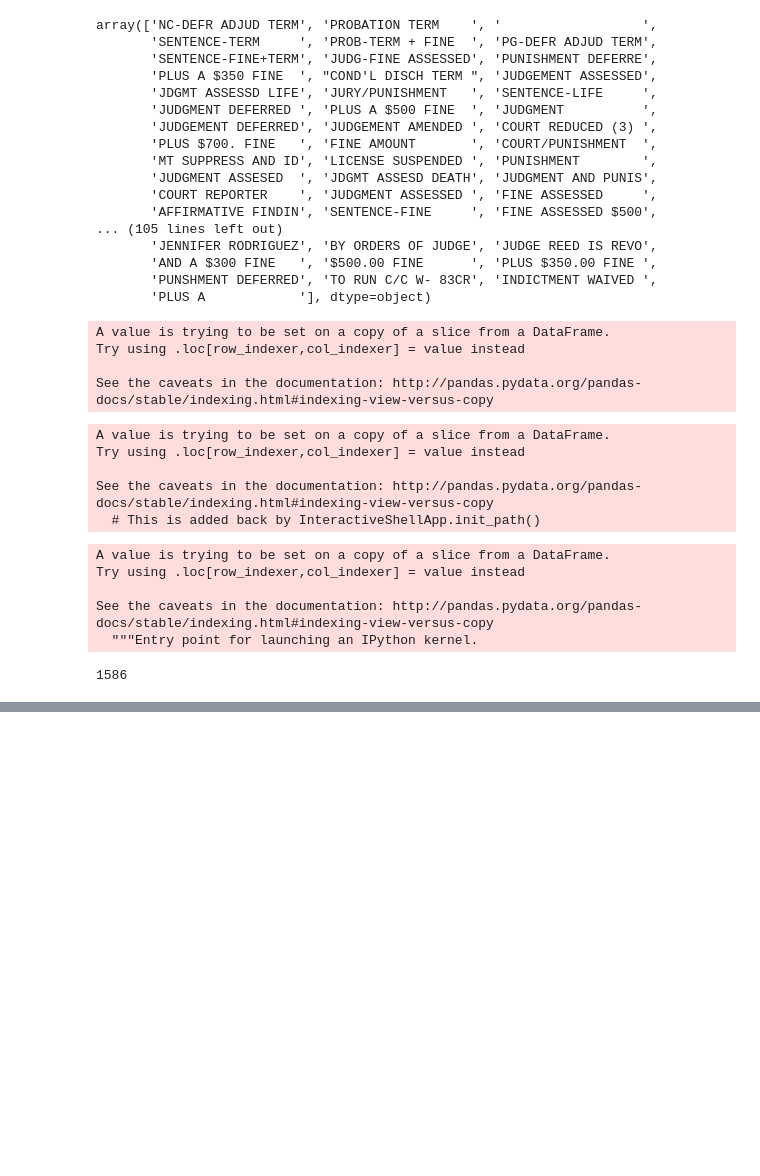
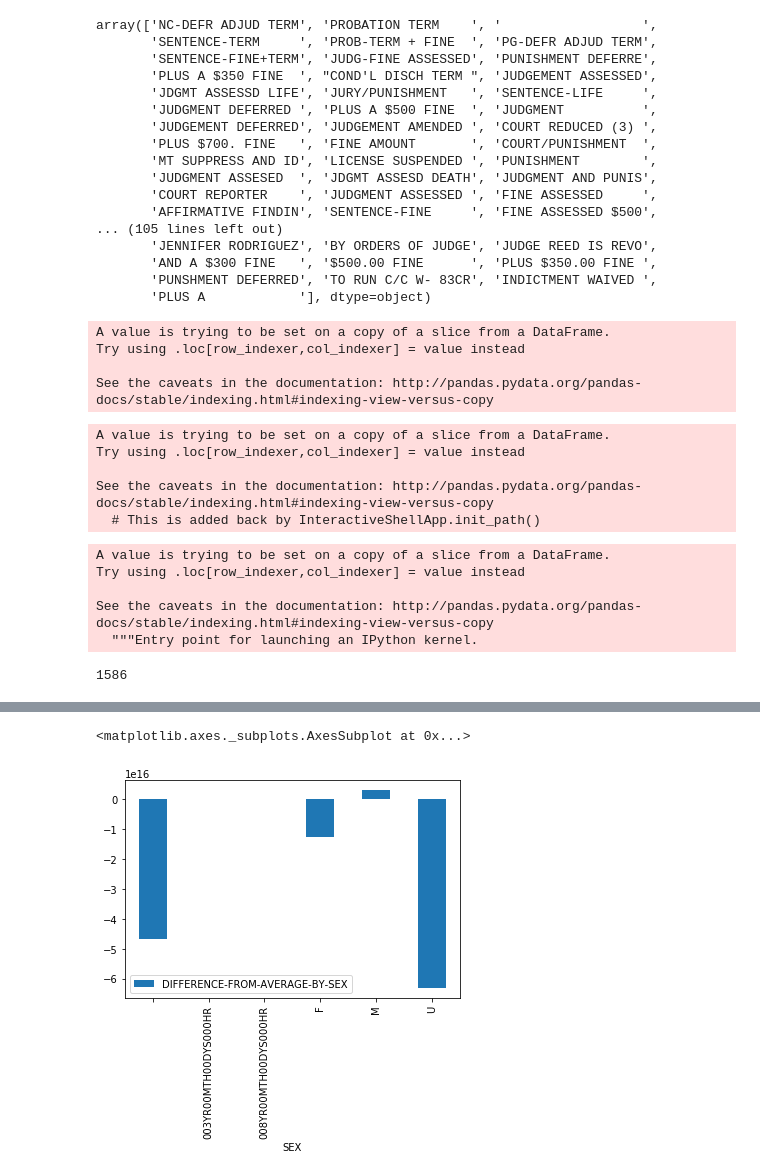
Before and after one commit to open-austin/complaint-map, a Jupyter notebook: notebooks/Bexar_sentences.ipynb, the cells around one changed output, grey strips where cells are left out. Drawn from its saved outputs; the diff is of its cells as text; code cells hidden in the pictures; blank space fills up the shorter version.

```diff
--- a/notebooks/Bexar_sentences.ipynb
+++ b/notebooks/Bexar_sentences.ipynb
@@ -160,0 +167,2 @@ average_sentences = sentences[["OFFENSE-CODE","OFFENSE-DESC","ORIGINAL-SENTENCE"
+# %%
+sentences_with_average = pd.merge(sentences, means, how='left', on="OFFENSE-CODE")
@@ -160,0 +173,10 @@ average_sentences = sentences[["OFFENSE-CODE","OFFENSE-DESC","ORIGINAL-SENTENCE"
+# %%
+sentences_with_average["DIFFERENCE-FROM-AVERAGE"] = \
+    sentences_with_average["ORIGINAL-SENTENCE"] - sentences_with_average["AVERAGE-SENTENCE-FOR-CODE"]
+# %%
+# modify this to get DIFFERENCE-FROM-AVERAGE by race and gender
+
+sentences_with_average['new'] = sentences_with_average["DIFFERENCE-FROM-AVERAGE"].values.astype(int)
+means = sentences_with_average.groupby(["RACE"]).mean()
+means['DIFFERENCE-FROM-AVERAGE-BY-RACE'] = pd.to_timedelta(means['new'])
+means = means.drop(labels='new', axis=1)
@@ -160,0 +231,4 @@ average_sentences = sentences[["OFFENSE-CODE","OFFENSE-DESC","ORIGINAL-SENTENCE"
+# %%
+means_sex = sentences_with_average.groupby(["SEX"]).mean()
+means_sex['DIFFERENCE-FROM-AVERAGE-BY-SEX'] = pd.to_timedelta(means_sex['new'])
+means_sex
@@ -160,0 +244,6 @@ average_sentences = sentences[["OFFENSE-CODE","OFFENSE-DESC","ORIGINAL-SENTENCE"
+# %%
+means_sex = means_sex.drop(labels='new', axis=1)
+means_sex.plot(kind='bar')
+# %% [output]
+<matplotlib.axes._subplots.AxesSubplot at 0x...>
+[figure, added]
```
Also changed, not shown: parts of 19 cells of this notebook.
